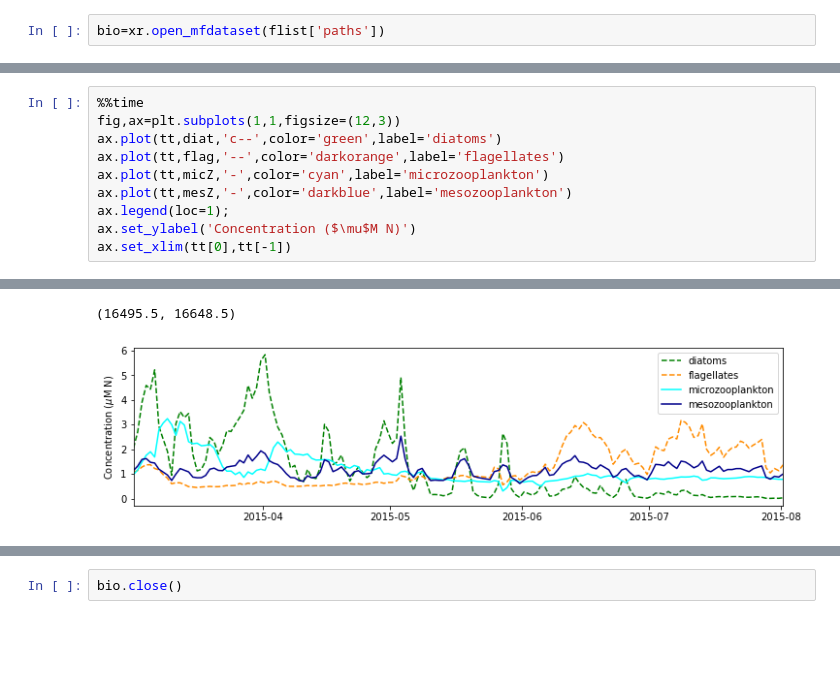
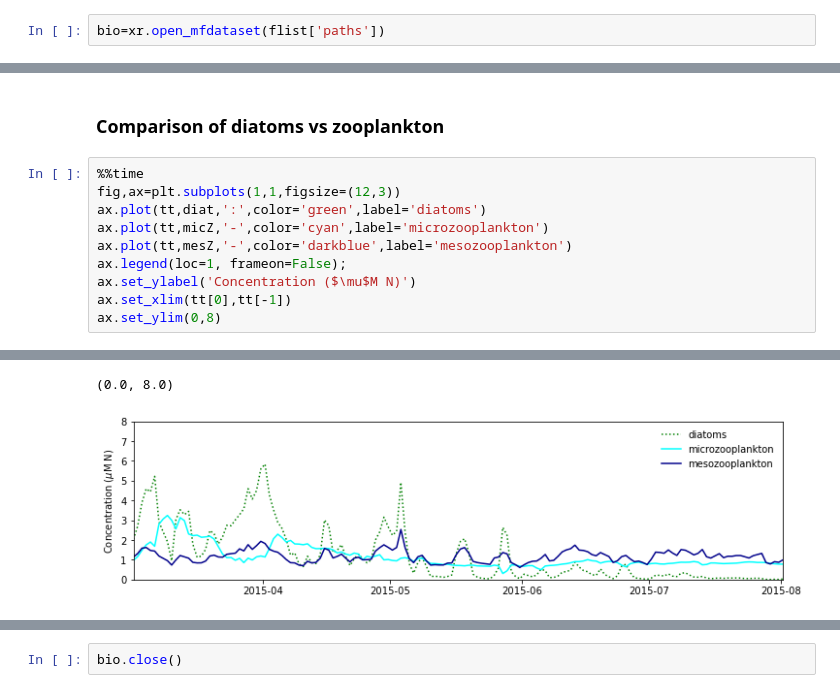
Before and after one commit to SalishSeaCast/analysis-karyn, a Jupyter notebook: notebooks/plotExamples/timeseriesExploratoryPlots.ipynb, the cells around one changed output, grey strips where cells are left out. Cells and saved outputs as stored; diff of their text form; blank space fills up the shorter version.

```diff
--- a/notebooks/plotExamples/timeseriesExploratoryPlots.ipynb
+++ b/notebooks/plotExamples/timeseriesExploratoryPlots.ipynb
@@ -91,11 +91,13 @@ Wall time: 7.22 ms
+# %% [markdown]
+### Comparison of diatoms vs zooplankton
 # %%
 %%time
 fig,ax=plt.subplots(1,1,figsize=(12,3))
-ax.plot(tt,diat,'c--',color='green',label='diatoms')
-ax.plot(tt,flag,'--',color='darkorange',label='flagellates')
+ax.plot(tt,diat,':',color='green',label='diatoms')
 ax.plot(tt,micZ,'-',color='cyan',label='microzooplankton')
 ax.plot(tt,mesZ,'-',color='darkblue',label='mesozooplankton')
-ax.legend(loc=1);
+ax.legend(loc=1, frameon=False);
 ax.set_ylabel('Concentration ($\mu$M N)')
 ax.set_xlim(tt[0],tt[-1])
+ax.set_ylim(0,8)
 # %% [output]
@@ -104,2 +106,2 @@ Wall time: 2min 58s
-(16495.5, 16648.5)
+(0.0, 8.0)
-[figure, old version]
+[figure, new version]
```
Also changed, not shown: parts of 7 cells of this notebook.
